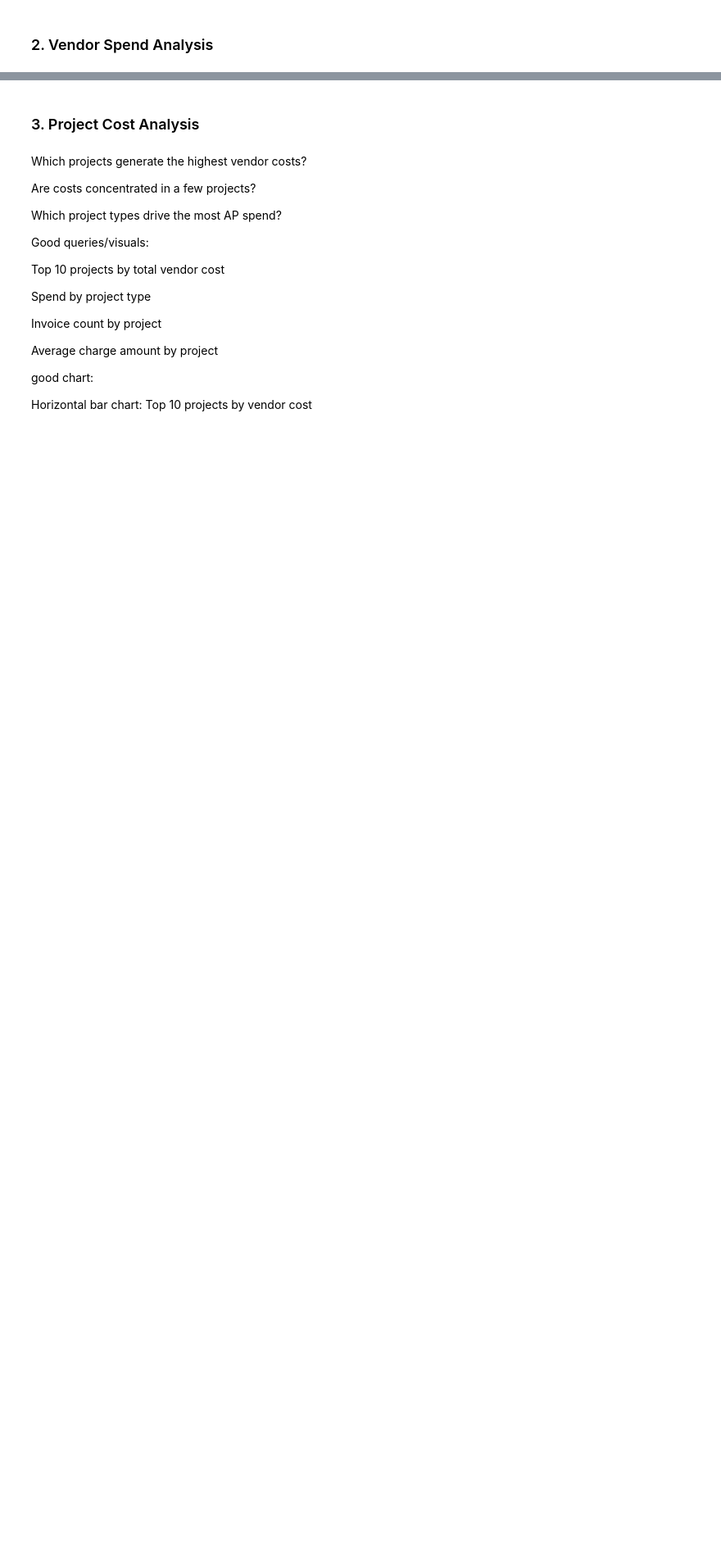
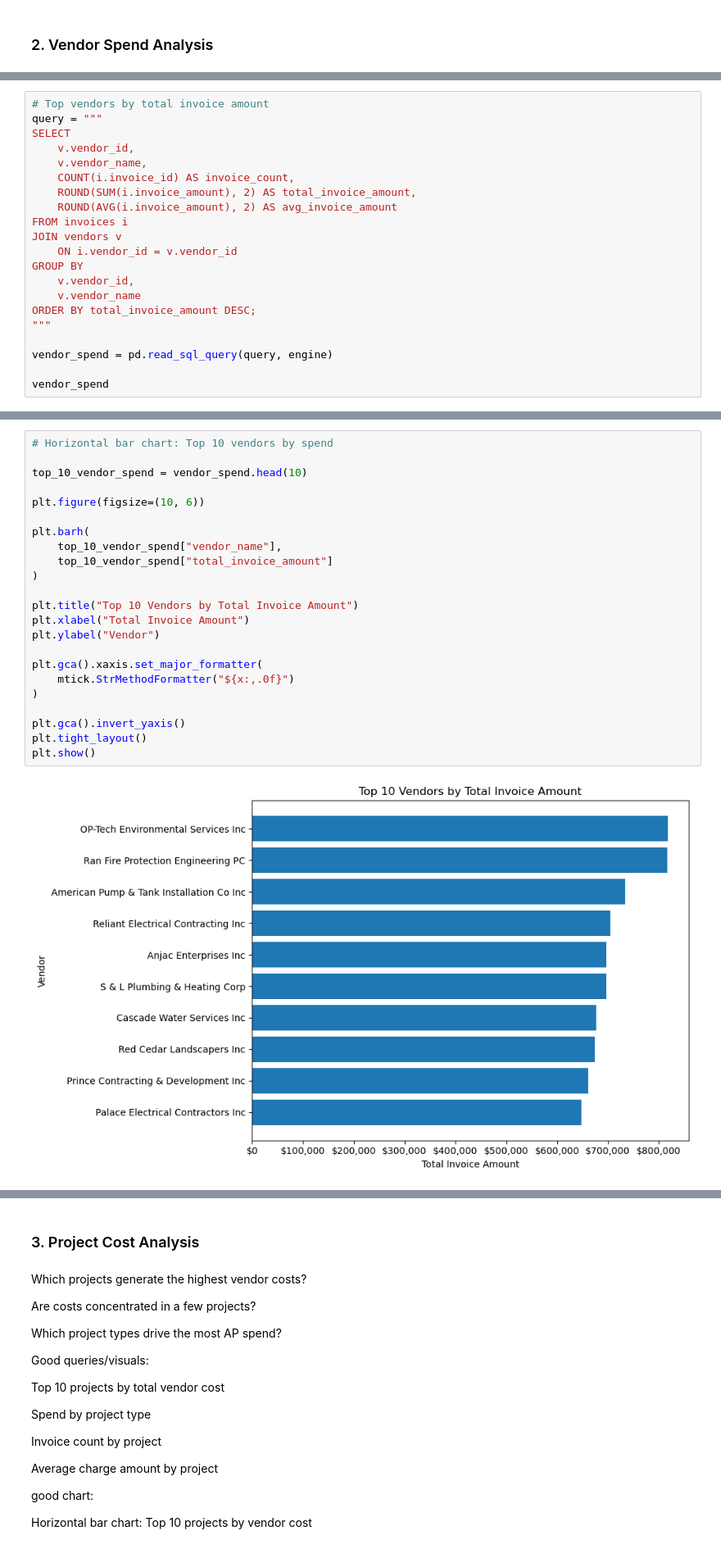
Before and after one commit to torimiller/accounts-payable-analysis, a Jupyter notebook: Notebooks/exploratory_data_analysis.ipynb, the cells around one changed output, grey strips where cells are left out. Shown at 82% size. Cells and saved outputs as stored; diff of their text form; blank space fills up the shorter version.

```diff
--- a/Notebooks/exploratory_data_analysis.ipynb
+++ b/Notebooks/exploratory_data_analysis.ipynb
@@ -393,0 +377,21 @@ Horizontal bar chart: Top 10 vendors by spend
+# %%
+# Top vendors by total invoice amount
+query = """
+SELECT
+    v.vendor_id,
+    v.vendor_name,
+    COUNT(i.invoice_id) AS invoice_count,
+    ROUND(SUM(i.invoice_amount), 2) AS total_invoice_amount,
+    ROUND(AVG(i.invoice_amount), 2) AS avg_invoice_amount
+FROM invoices i
+JOIN vendors v
+    ON i.vendor_id = v.vendor_id
+GROUP BY
+    v.vendor_id,
+    v.vendor_name
+ORDER BY total_invoice_amount DESC;
+"""
+
+vendor_spend = pd.read_sql_query(query, engine)
+
+vendor_spend
@@ -393,0 +412,25 @@ Horizontal bar chart: Top 10 vendors by spend
+# %%
+# Horizontal bar chart: Top 10 vendors by spend
+
+top_10_vendor_spend = vendor_spend.head(10)
+
+plt.figure(figsize=(10, 6))
+
+plt.barh(
+    top_10_vendor_spend["vendor_name"],
+    top_10_vendor_spend["total_invoice_amount"]
+)
+
+plt.title("Top 10 Vendors by Total Invoice Amount")
+plt.xlabel("Total Invoice Amount")
+plt.ylabel("Vendor")
+
+plt.gca().xaxis.set_major_formatter(
+    mtick.StrMethodFormatter("${x:,.0f}")
+)
+
+plt.gca().invert_yaxis()
+plt.tight_layout()
+plt.show()
+# %% [output]
+[figure, added]
```
Also changed, not shown: parts of 13 cells of this notebook, 1 other file.
